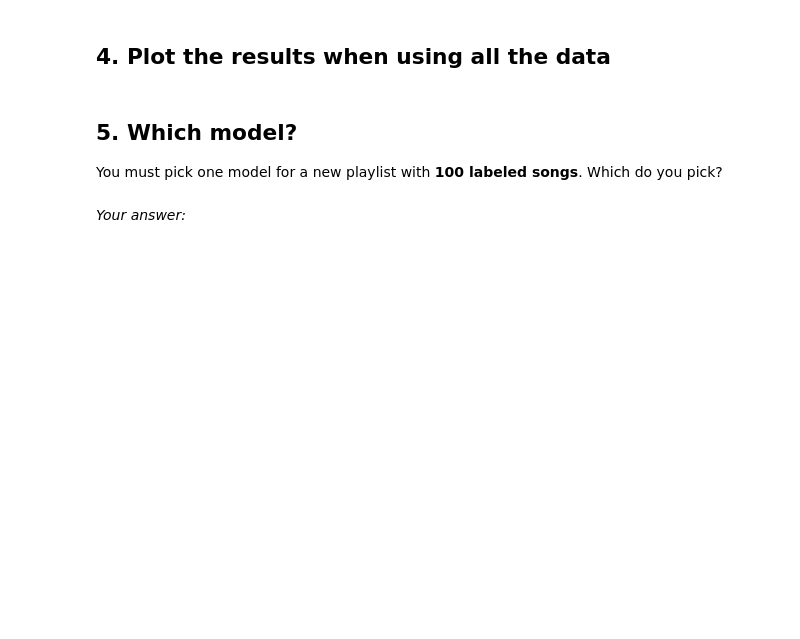
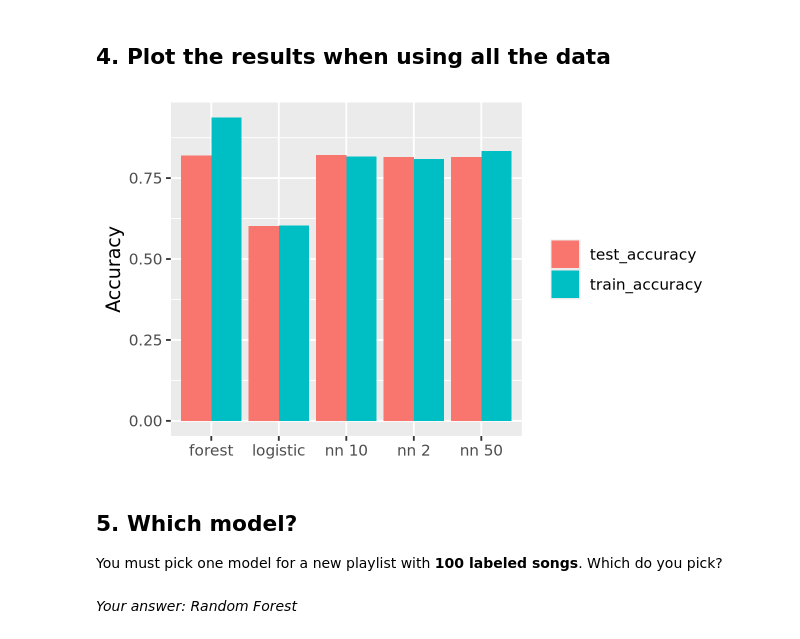
Before and after one commit to manceladcock/codespace, a Jupyter notebook: exercises/16-nn-exercise.ipynb, the cells around one changed output. Cells and saved outputs as stored; diff of their text form; code cells hidden in the pictures; blank space fills up the shorter version.

```diff
--- a/exercises/16-nn-exercise.ipynb
+++ b/exercises/16-nn-exercise.ipynb
@@ -116,10 +145,17 @@ Run `compare_models()` again, with all of `train` (about 5,500 songs).
 # %% [markdown]
 ## 4. Plot the results when using all the data
 # %%
-# Chart code goes here
+results_big |>
+    pivot_longer(c(train_accuracy, test_accuracy),
+                 names_to = 'data', values_to = 'accuracy') |>
+    ggplot(aes(x = model, y = accuracy, fill = data)) +
+    geom_col(position = 'dodge') +
+    labs(x = NULL, y = 'Accuracy', fill = NULL)
+# %% [output]
+[figure, added]
 # %% [markdown]
 ## 5. Which model?
 
 You must pick one model for a new playlist with **100 labeled songs**. Which do you pick?
 # %% [markdown]
-*Your answer:*
+*Your answer: Random Forest*
```
Also changed, not shown: parts of 4 cells of this notebook.
